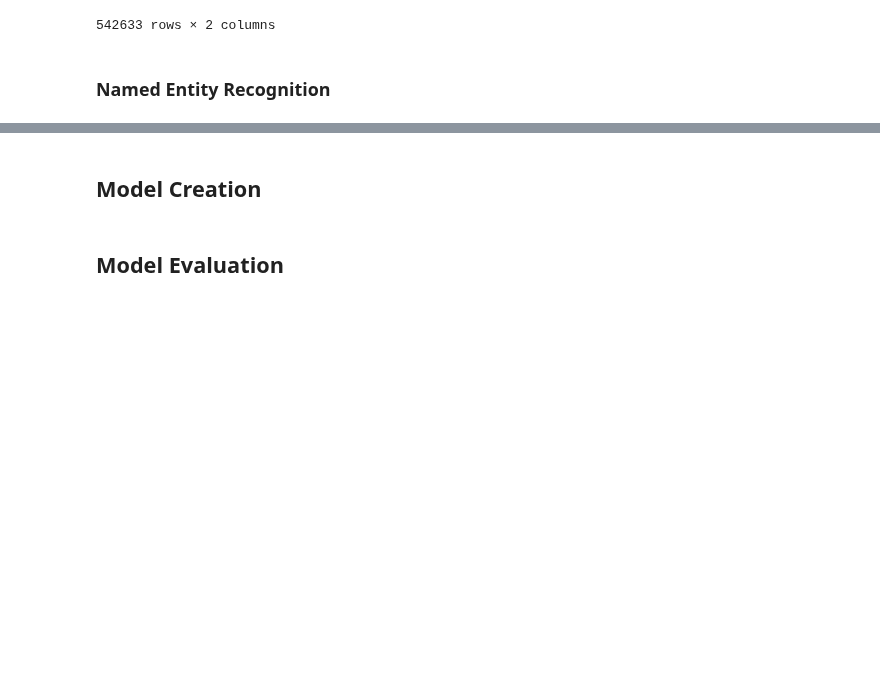
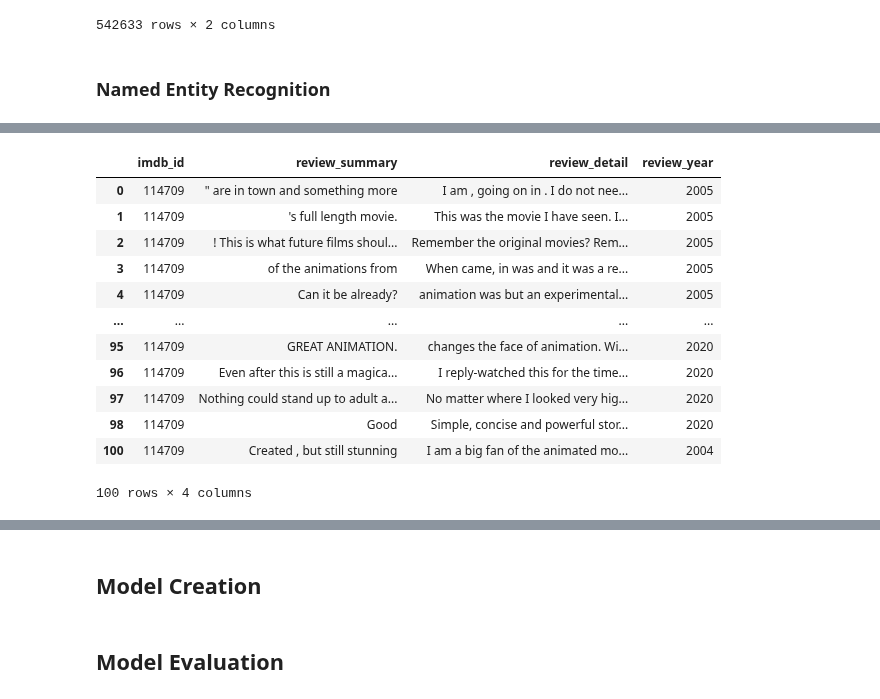
Before and after one commit to abccastro/Movie-Sentiment-Analysis, a Jupyter notebook: Movie Sentiment Analysis.ipynb, the cells around one changed output, grey strips where cells are left out. Drawn from its saved outputs; the diff is of its cells as text; code cells hidden in the pictures; blank space fills up the shorter version.

```diff
--- a/Movie Sentiment Analysis.ipynb
+++ b/Movie Sentiment Analysis.ipynb
@@ -448,0 +401,55 @@ movie_reviews_df[['review_summary','review_detail']]
+# %%
+# Function to remove named entities and store them separately
+def ner(text, nlp):
+    doc = nlp(text)
+    stored_entities = []
+    cleaned_text=text
+    for ent in doc.ents:
+        entity_text = ent.text
+        label = ent.label_
+        stored_entities.append((entity_text, label))
+        cleaned_text=cleaned_text.replace(entity_text,'')
+
+    return cleaned_text, stored_entities
+# %%
+# Entity types to include in the extracted_entities_df
+entity_types = ['PERSON', 'WORK_OF_ART', 'GPE', 'ORDINAL', 'CARDINAL', 'DATE', 'PERCENT', 'ORG', 'NORP', 'PRODUCT', 'TIME']
+# Create a new DataFrame to store extracted entities
+extracted_entities_df = pd.DataFrame(columns=['imdb_id']+entity_types)
+
+
+# Process the rows in the DataFrame
+for index, row in movie_reviews_df.iloc[:100].iterrows():
+    cleaned_summary, entities_summary = ner(row['review_summary'], nlp)
+    cleaned_detail, entities_detail = ner(row['review_detail'], nlp)
+    # Replace entities in the original DataFrame
+    movie_reviews_df.at[index, 'review_summary'] = cleaned_summary
+    movie_reviews_df.at[index, 'review_detail'] = cleaned_detail
+
+    # Create a dictionary to store entities
+    entities_dict = {'imdb_id': row['imdb_id']}
+    for entity, label in entities_summary + entities_detail:
+        if label not in entities_dict:
+            entities_dict[label] = []
+        entities_dict[label].append(entity)
+
+    # Append the dictionary as a new row in the extracted_entities_df DataFrame
+    extracted_entities_df = pd.concat([extracted_entities_df, pd.DataFrame([entities_dict])])
+# Reset the index of the extracted_entities_df
+extracted_entities_df = extracted_entities_df.reset_index(drop=True)
+# %%
+movie_reviews_df.head(100)
+# %% [output]
+|  | imdb_id | review_summary | review_detail | review_year |
+| 0 | 114709 | " are in town and something more | I am , going on in . I do not nee... | 2005 |
+| 1 | 114709 | 's full length movie. | This was the movie I have seen. I... | 2005 |
+| 2 | 114709 | ! This is what future films shoul... | Remember the original movies? Rem... | 2005 |
+| 3 | 114709 | of the animations from | When came, in was and it was a re... | 2005 |
+| 4 | 114709 | Can it be already? | animation was but an experimental... | 2005 |
+| ... | ... | ... | ... | ... |
+| 95 | 114709 | GREAT ANIMATION. | changes the face of animation. Wi... | 2020 |
+| 96 | 114709 | Even after this is still a magica... | I reply-watched this for the time... | 2020 |
+| 97 | 114709 | Nothing could stand up to adult a... | No matter where I looked very hig... | 2020 |
+| 98 | 114709 | Good | Simple, concise and powerful stor... | 2020 |
+| 100 | 114709 | Created , but still stunning | I am a big fan of the animated mo... | 2004 |
+100 rows × 4 columns
```
Also changed, not shown: parts of 2 cells of this notebook.
